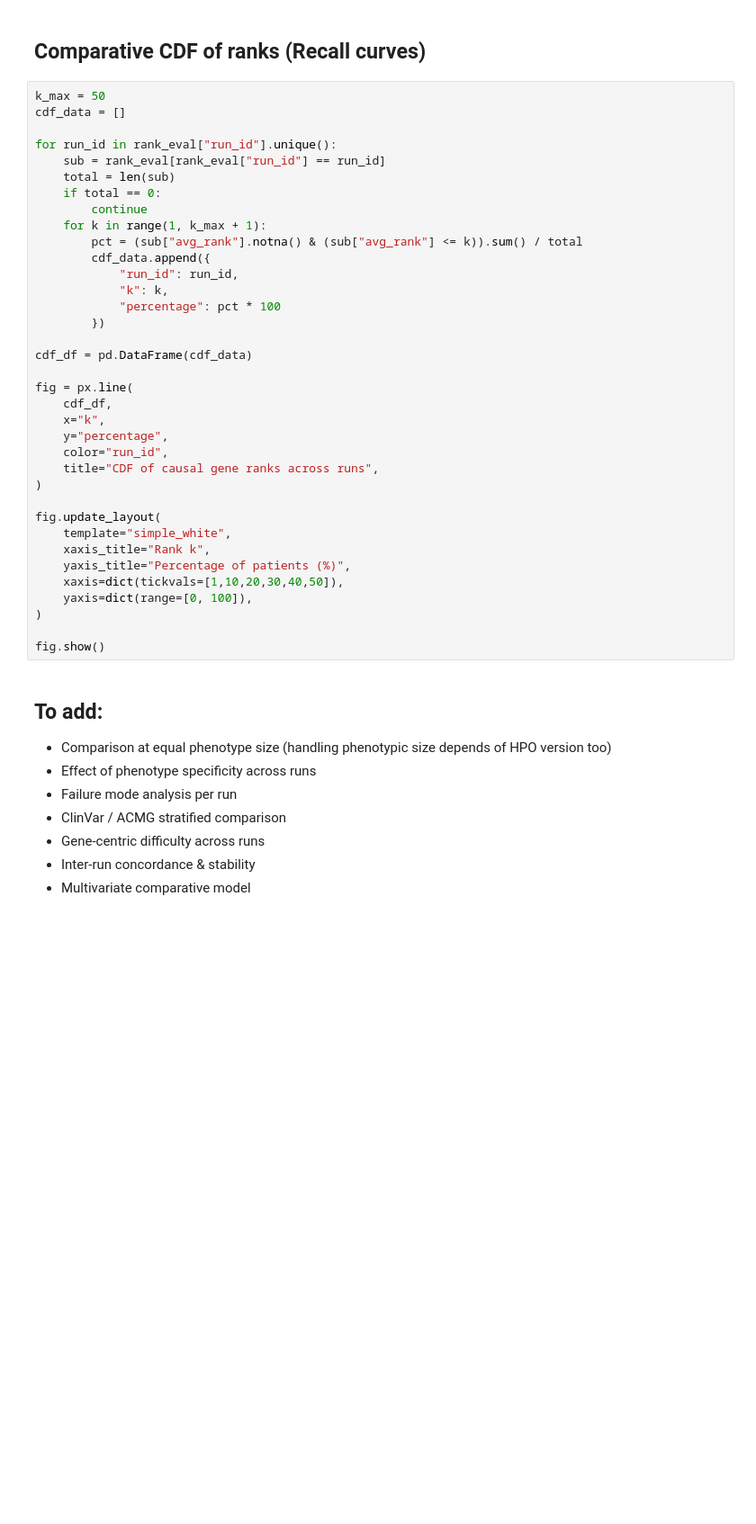
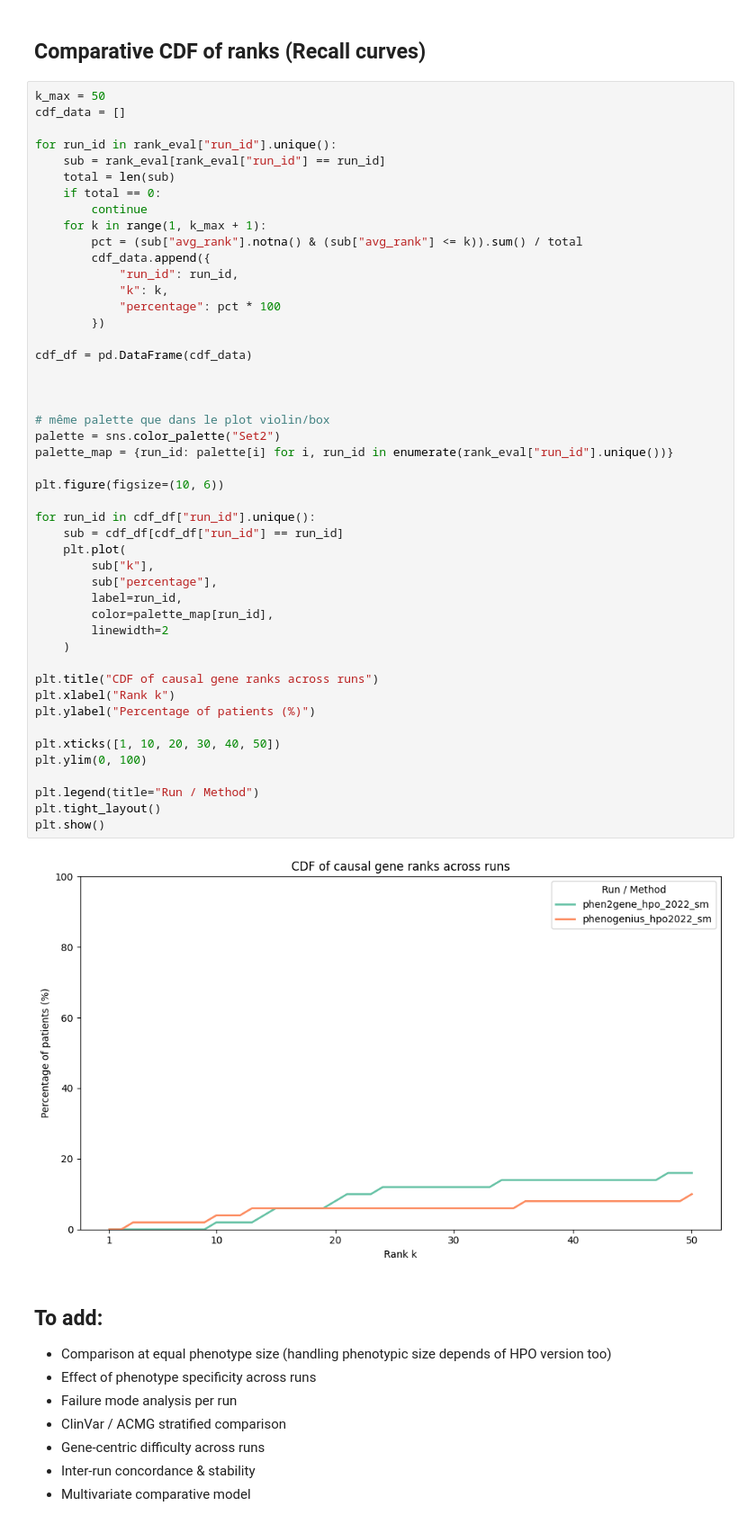
Before and after one commit to AxelBone/String_Matching_Parser_14042025, a Jupyter notebook: ext/phenogenius_results_analysis/notebooks/EDA_comparison_priorisation_results_from_diff_methods.ipynb, the cells around one changed output. Shown at 90% size. Drawn from its saved outputs; the diff is of its cells as text; blank space fills up the shorter version.

```diff
--- a/ext/phenogenius_results_analysis/notebooks/EDA_comparison_priorisation_results_from_diff_methods.ipynb
+++ b/ext/phenogenius_results_analysis/notebooks/EDA_comparison_priorisation_results_from_diff_methods.ipynb
@@ -155,39 +298,52 @@ fig.show()
 # %%
 k_max = 50
 cdf_data = []
 
 for run_id in rank_eval["run_id"].unique():
     sub = rank_eval[rank_eval["run_id"] == run_id]
     total = len(sub)
     if total == 0:
         continue
     for k in range(1, k_max + 1):
         pct = (sub["avg_rank"].notna() & (sub["avg_rank"] <= k)).sum() / total
         cdf_data.append({
             "run_id": run_id,
             "k": k,
             "percentage": pct * 100
         })
 
 cdf_df = pd.DataFrame(cdf_data)
 
-fig = px.line(
-    cdf_df,
-    x="k",
-    y="percentage",
-    color="run_id",
-    title="CDF of causal gene ranks across runs",
-)
 
-fig.update_layout(
-    template="simple_white",
-    xaxis_title="Rank k",
-    yaxis_title="Percentage of patients (%)",
-    xaxis=dict(tickvals=[1,10,20,30,40,50]),
-    yaxis=dict(range=[0, 100]),
-)
 
-fig.show()
+# même palette que dans le plot violin/box
+palette = sns.color_palette("Set2")
+palette_map = {run_id: palette[i] for i, run_id in enumerate(rank_eval["run_id"].unique())}
+
+plt.figure(figsize=(10, 6))
+
+for run_id in cdf_df["run_id"].unique():
+    sub = cdf_df[cdf_df["run_id"] == run_id]
+    plt.plot(
+        sub["k"],
+        sub["percentage"],
+        label=run_id,
+        color=palette_map[run_id],
+        linewidth=2
+    )
+
+plt.title("CDF of causal gene ranks across runs")
+plt.xlabel("Rank k")
+plt.ylabel("Percentage of patients (%)")
+
+plt.xticks([1, 10, 20, 30, 40, 50])
+plt.ylim(0, 100)
+
+plt.legend(title="Run / Method")
+plt.tight_layout()
+plt.show()
+# %% [output]
+[figure, added]
 # %% [markdown]
 ## To add:
 
```
Also changed, not shown: parts of 8 cells of this notebook, 2 other files.
